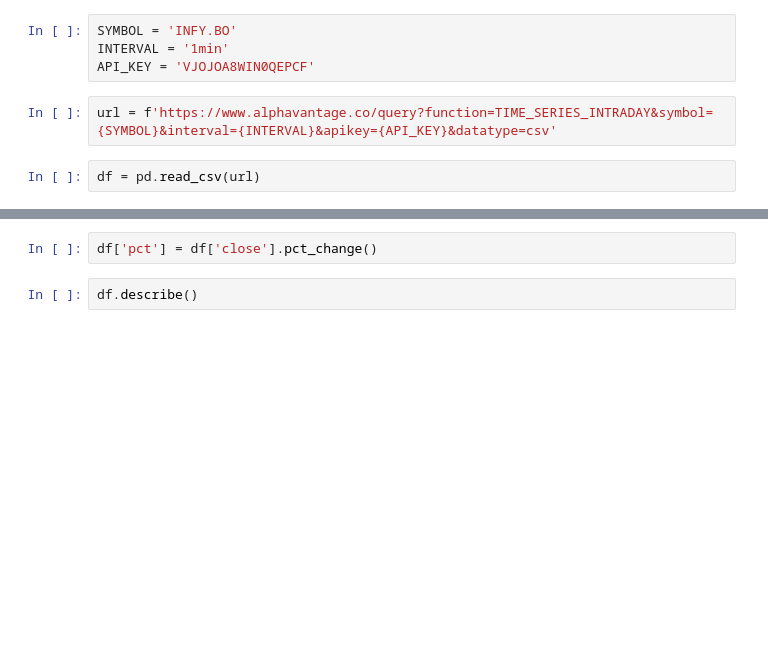
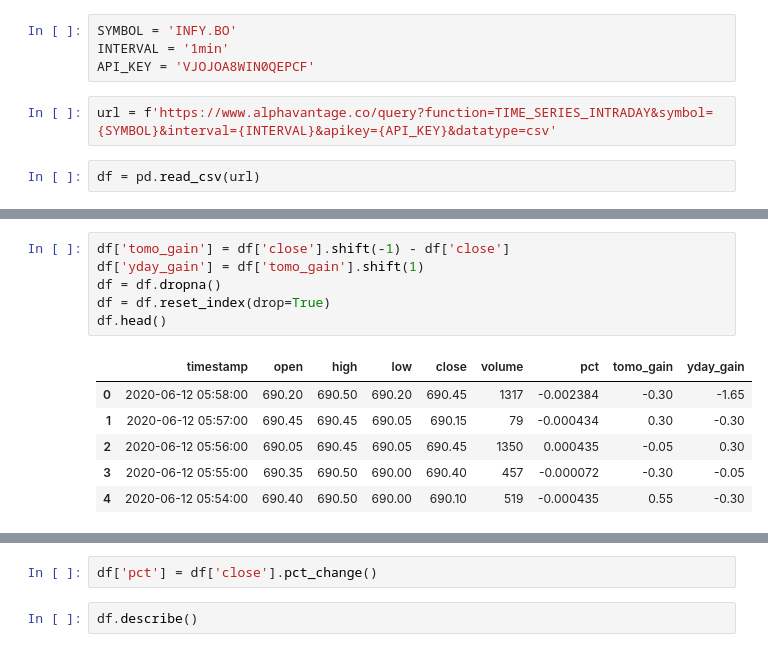
Before and after one commit to sumukshashidhar-archive/toreda-1722880656, a Jupyter notebook: src/high-frequency-trading/Data Pull Analysis.ipynb, the cells around one changed output, grey strips where cells are left out. Cells and saved outputs as stored; diff of their text form; blank space fills up the shorter version.

```diff
--- a/src/high-frequency-trading/Data Pull Analysis.ipynb
+++ b/src/high-frequency-trading/Data Pull Analysis.ipynb
@@ -24,0 +25,13 @@ df['close'].plot()
+# %%
+df['tomo_gain'] = df['close'].shift(-1) - df['close']
+df['yday_gain'] = df['tomo_gain'].shift(1)
+df = df.dropna()
+df = df.reset_index(drop=True)
+df.head()
+# %% [output]
+|  | timestamp | open | high | low | close | volume | pct | tomo_gain | yday_gain |
+| 0 | 2020-06-12 05:58:00 | 690.20 | 690.50 | 690.20 | 690.45 | 1317 | -0.002384 | -0.30 | -1.65 |
+| 1 | 2020-06-12 05:57:00 | 690.45 | 690.45 | 690.05 | 690.15 | 79 | -0.000434 | 0.30 | -0.30 |
+| 2 | 2020-06-12 05:56:00 | 690.05 | 690.45 | 690.05 | 690.45 | 1350 | 0.000435 | -0.05 | 0.30 |
+| 3 | 2020-06-12 05:55:00 | 690.35 | 690.50 | 690.00 | 690.40 | 457 | -0.000072 | -0.30 | -0.05 |
+| 4 | 2020-06-12 05:54:00 | 690.40 | 690.50 | 690.00 | 690.10 | 519 | -0.000435 | 0.55 | -0.30 |
```
Also changed, not shown: parts of 8 cells of this notebook, 3 other files.
